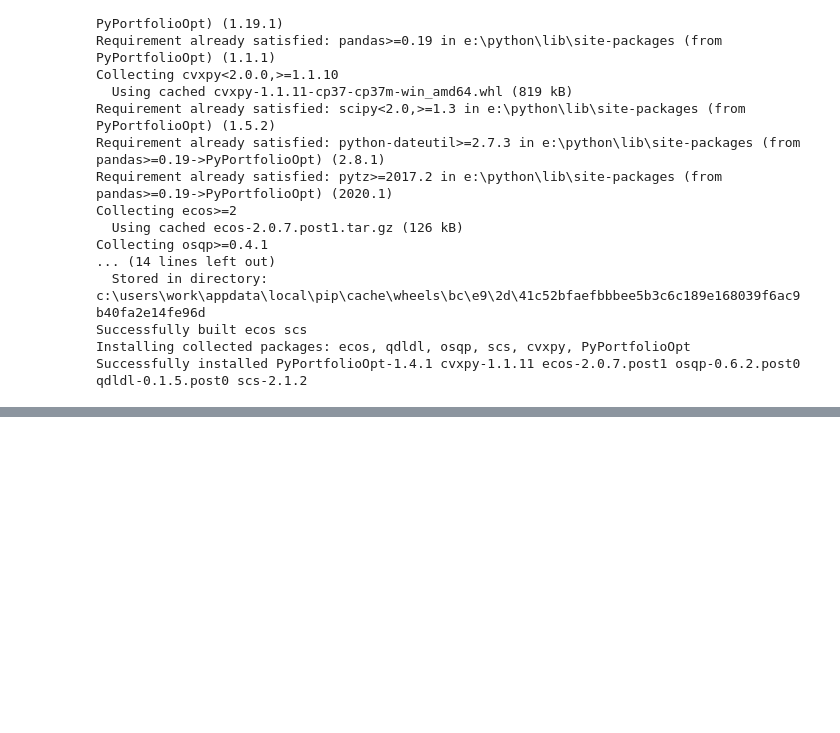
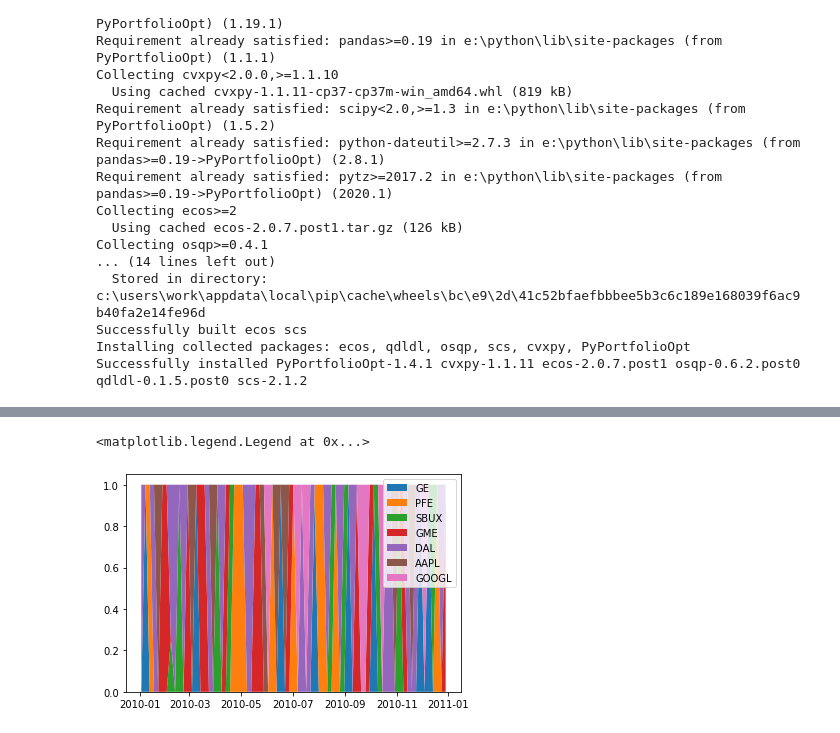
Before and after one commit to NSanip/Mentorship, a Jupyter notebook: Portfolio Creation Model.ipynb, the cells around one changed output, grey strips where cells are left out. Cells and saved outputs as stored; diff of their text form; code cells hidden in the pictures; blank space fills up the shorter version.

```diff
--- a/Portfolio Creation Model.ipynb
+++ b/Portfolio Creation Model.ipynb
@@ -113,0 +148,26 @@ Successfully installed PyPortfolioOpt-1.4.1 cvxpy-1.1.11 ecos-2.0.7.post1 osqp-0
+# %%
+days = 5
+X = stocks.resample(str(days)+"d").mean()
+dates = X.index[1:-1]
+portfolio = pd.DataFrame()
+
+saved_weights = []
+r0s = []
+
+for day in dates[:-1]:
+    sample = stocks[day:day+pd.offsets.DateOffset(days = (days-1))]
+    #sample = stocks[day+pd.offsets.DateOffset(days = 7):day+pd.offsets.DateOffset(days=13)]
+
+    mean = sample.mean(axis=0)
+    covar = sample.cov()
+    weights_vector = [EfficientFrontier(mean,covar).max_quadratic_utility()[ticker] for ticker in stocks.columns]
+    portfolio = pd.concat([portfolio,stocks[day+pd.offsets.DateOffset(days = days):day+pd.offsets.DateOffset(days=((2*days)-1))].dot(weights_vector)])
+    saved_weights.append(weights_vector)
+portfolio = portfolio.sort_index()
+saved_weights = pd.DataFrame(saved_weights, index = dates[:-1], columns = tickers)
+# %%
+plt.stackplot(saved_weights['2010':'2010'].index, *(saved_weights[ticker]['2010':'2010'] for ticker in saved_weights.columns), labels=saved_weights.columns)
+plt.legend()
+# %% [output]
+<matplotlib.legend.Legend at 0x...>
+[figure, added]
```
Also changed, not shown: parts of 16 cells of this notebook.
